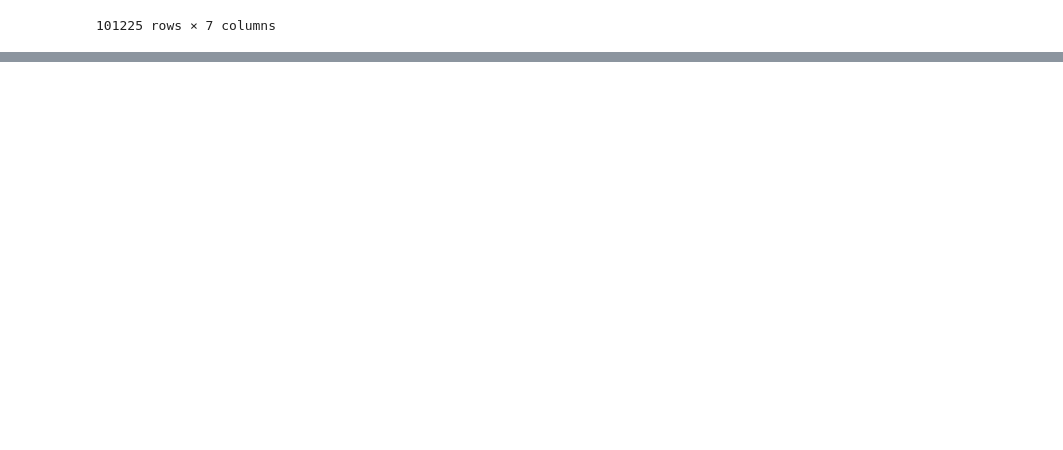
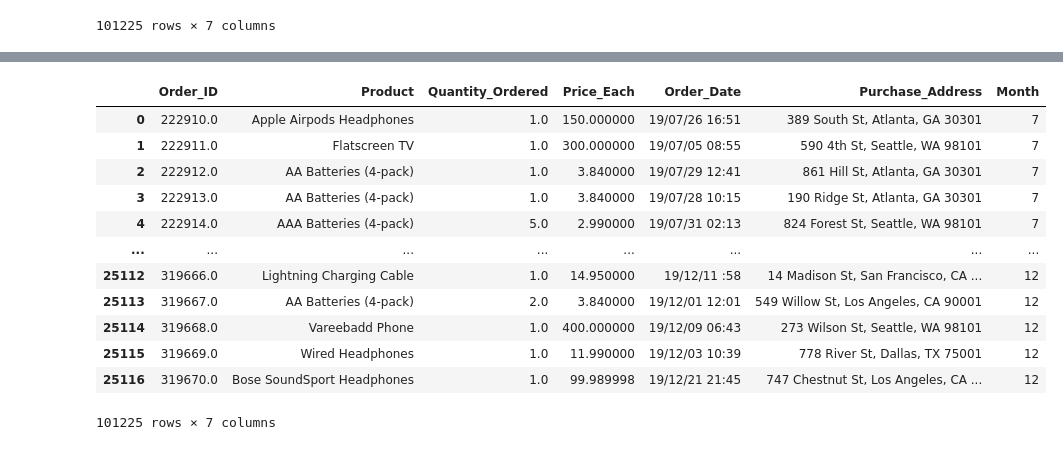
Before and after one commit to modelMaestroSolo/bi-insights, a Jupyter notebook: bi_insight.ipynb, the cells around one changed output, grey strips where cells are left out. Saved outputs shown, nothing was run; the diff lists cells and outputs as text; code cells hidden in the pictures; blank space fills up the shorter version.

```diff
--- a/bi_insight.ipynb
+++ b/bi_insight.ipynb
@@ -764,0 +763,20 @@ IndexingError: Unalignable boolean Series provided as indexer (index of the bool
+# %%
+#remove '20' initial from the day part
+
+merge_2['Order_Date'] = merge_2['Order_Date'].apply(lambda x: x.strftime('%d/%m/%y %H:%M') if pd.notna(x) else pd.NaT)
+merge_2['Order_Date'] = merge_2['Order_Date'].str.replace('20', '')
+merge_2
+# %% [output]
+|  | Order_ID | Product | Quantity_Ordered | Price_Each | Order_Date | Purchase_Address | Month |
+| 0 | 222910.0 | Apple Airpods Headphones | 1.0 | 150.000000 | 19/07/26 16:51 | 389 South St, Atlanta, GA 30301 | 7 |
+| 1 | 222911.0 | Flatscreen TV | 1.0 | 300.000000 | 19/07/05 08:55 | 590 4th St, Seattle, WA 98101 | 7 |
+| 2 | 222912.0 | AA Batteries (4-pack) | 1.0 | 3.840000 | 19/07/29 12:41 | 861 Hill St, Atlanta, GA 30301 | 7 |
+| 3 | 222913.0 | AA Batteries (4-pack) | 1.0 | 3.840000 | 19/07/28 10:15 | 190 Ridge St, Atlanta, GA 30301 | 7 |
+| 4 | 222914.0 | AAA Batteries (4-pack) | 5.0 | 2.990000 | 19/07/31 02:13 | 824 Forest St, Seattle, WA 98101 | 7 |
+| ... | ... | ... | ... | ... | ... | ... | ... |
+| 25112 | 319666.0 | Lightning Charging Cable | 1.0 | 14.950000 | 19/12/11 :58 | 14 Madison St, San Francisco, CA ... | 12 |
+| 25113 | 319667.0 | AA Batteries (4-pack) | 2.0 | 3.840000 | 19/12/01 12:01 | 549 Willow St, Los Angeles, CA 90001 | 12 |
+| 25114 | 319668.0 | Vareebadd Phone | 1.0 | 400.000000 | 19/12/09 06:43 | 273 Wilson St, Seattle, WA 98101 | 12 |
+| 25115 | 319669.0 | Wired Headphones | 1.0 | 11.990000 | 19/12/03 10:39 | 778 River St, Dallas, TX 75001 | 12 |
+| 25116 | 319670.0 | Bose SoundSport Headphones | 1.0 | 99.989998 | 19/12/21 21:45 | 747 Chestnut St, Los Angeles, CA ... | 12 |
+101225 rows × 7 columns
```
Also changed, not shown: parts of 29 cells of this notebook, 4 other files.
